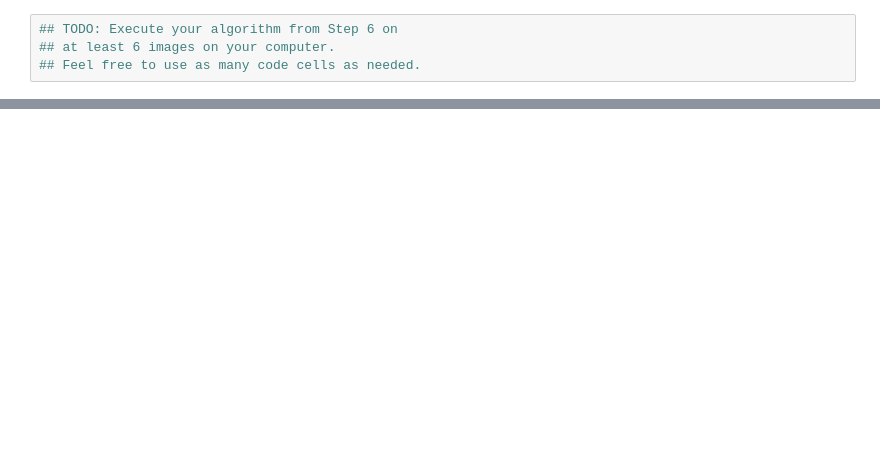
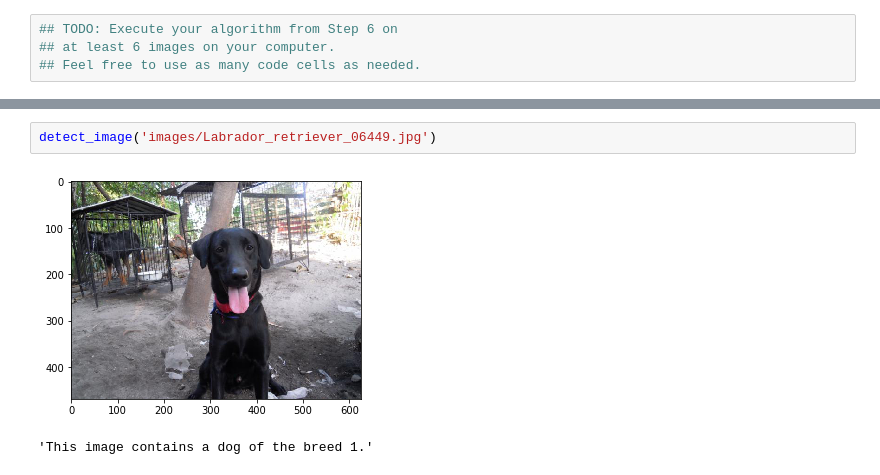
Before and after one commit to elgrande-nl/Dog-Identification-App, a Jupyter notebook: dog_app.ipynb, the cells around one changed output, grey strips where cells are left out. Saved outputs shown, nothing was run; the diff lists cells and outputs as text; blank space fills up the shorter version.

```diff
--- a/dog_app.ipynb
+++ b/dog_app.ipynb
@@ -724,0 +870,5 @@ __Answer:__
+# %%
+detect_image('images/Labrador_retriever_06449.jpg')
+# %% [output]
+[figure, added]
+'This image contains a dog of the breed 1.'
```
Also changed, not shown: parts of 28 cells of this notebook.
